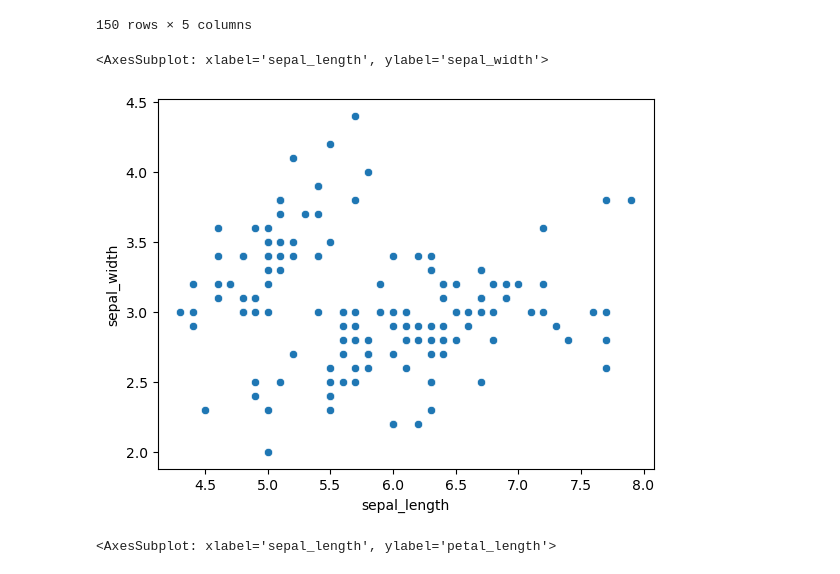
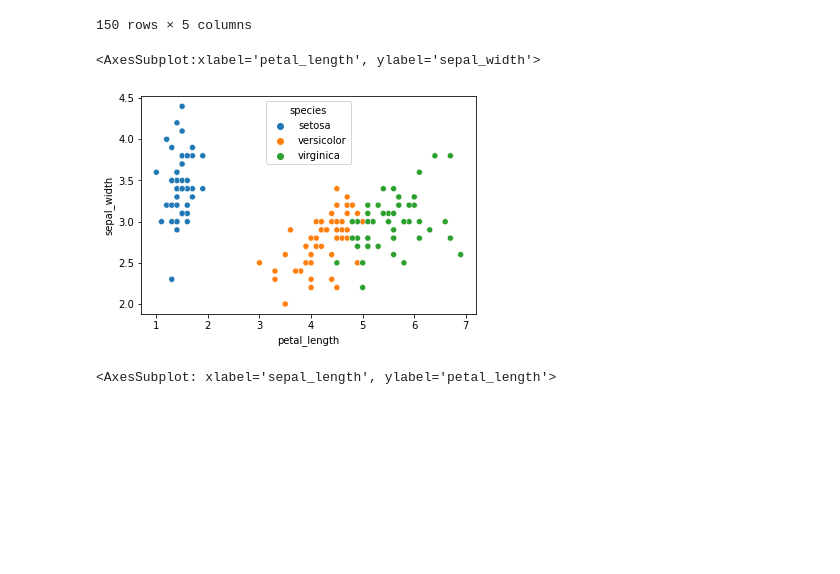
Before and after one commit to ombade/DATA_SCIENCE, a Jupyter notebook: 09_ML_toolbox_numpy_&_visulization/seaborn hindi.ipynb, the cells around one changed output. Cells and saved outputs as stored; diff of their text form; code cells hidden in the pictures; blank space fills up the shorter version.

```diff
--- a/09_ML_toolbox_numpy_&_visulization/seaborn hindi.ipynb
+++ b/09_ML_toolbox_numpy_&_visulization/seaborn hindi.ipynb
@@ -19,10 +19,10 @@ iris
 | 149 | 5.9 | 3.0 | 5.1 | 1.8 | virginica |
 150 rows × 5 columns
 # %%
-sns.scatterplot(x = iris.sepal_length , y = iris.sepal_width)
+sns.scatterplot(x = iris.petal_length , y = iris.sepal_width,hue=iris.species)
 # %% [output]
-<AxesSubplot: xlabel='sepal_length', ylabel='sepal_width'>
+<AxesSubplot:xlabel='petal_length', ylabel='sepal_width'>
-[figure, old version]
+[figure, new version]
 # %%
 sns.scatterplot(x = iris.sepal_length , y = iris.petal_length)
 # %% [output]
```
Also changed, not shown: parts of 1 cell of this notebook, 2 other files.
